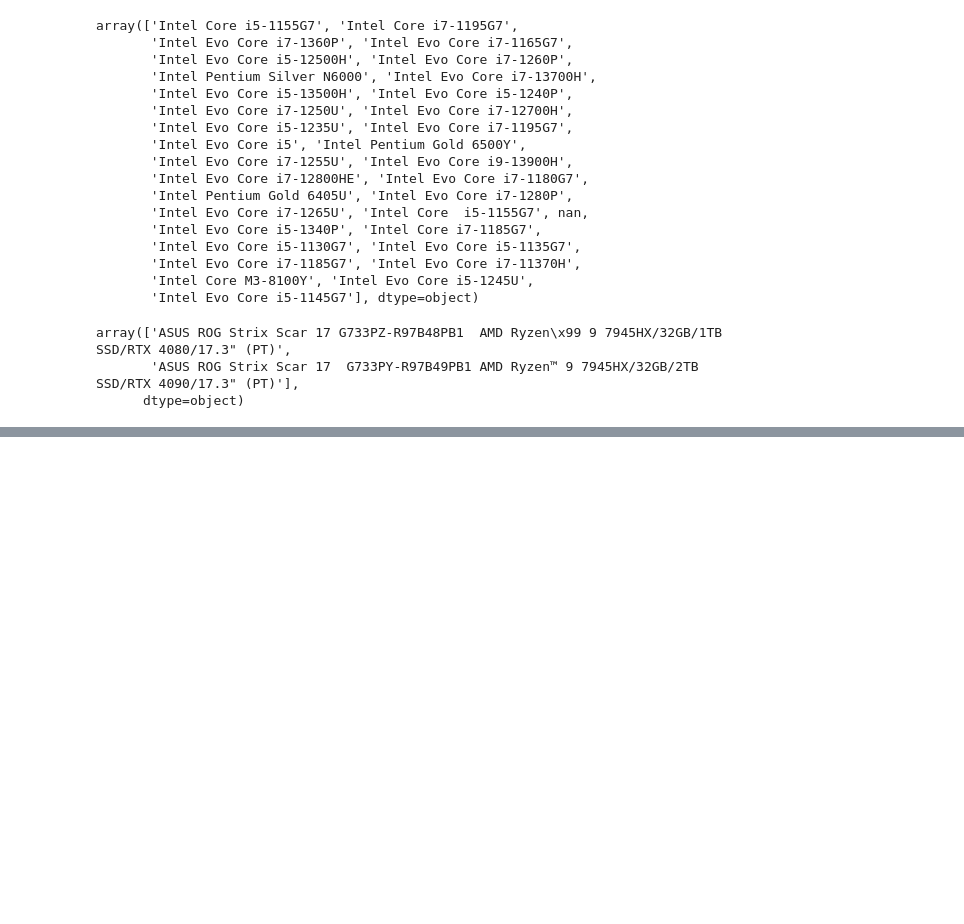
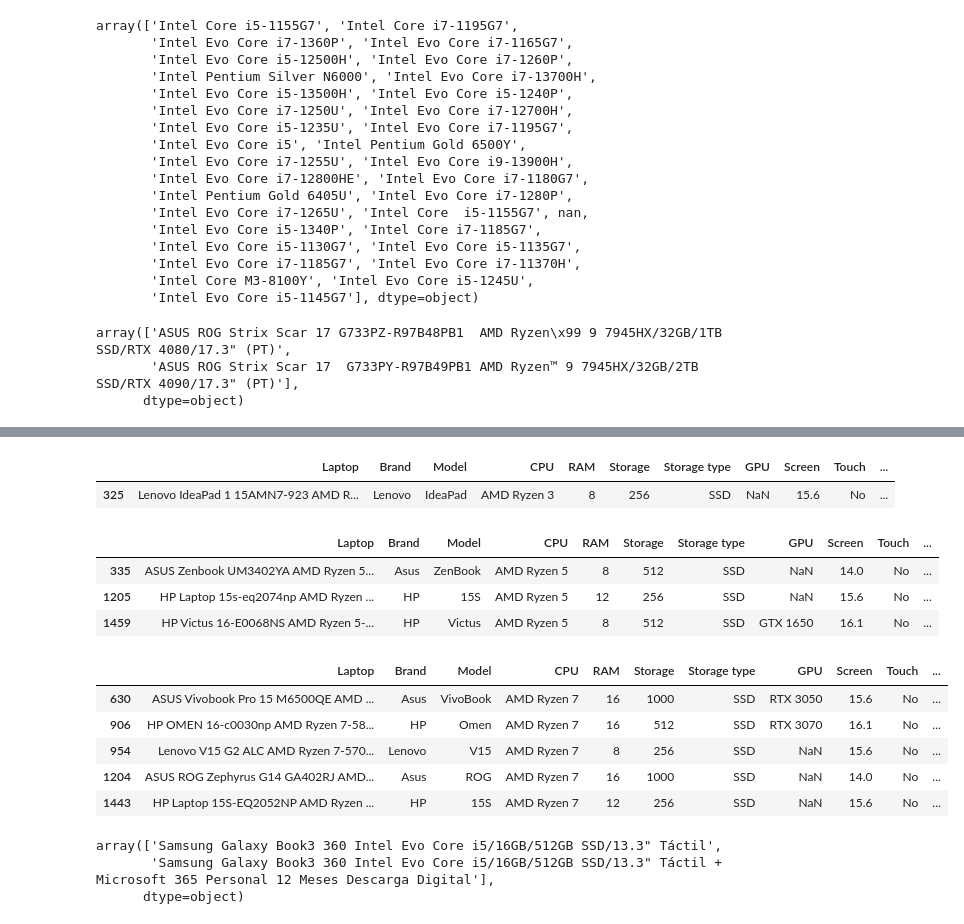
Before and after one commit to f2rra/lappick-ml, a Jupyter notebook: notebooks/exploratory-data-analysis.ipynb, the cells around one changed output, grey strips where cells are left out. Cells and saved outputs as stored; diff of their text form; code cells hidden in the pictures; blank space fills up the shorter version.

```diff
--- a/notebooks/exploratory-data-analysis.ipynb
+++ b/notebooks/exploratory-data-analysis.ipynb
@@ -542,0 +741,25 @@ result.loc[result['CPU'].isna(), 'CPU'] = ['AMD Ryzen 9 7945HX', 'AMD Ryzen 9 79
+# %%
+result[result['CPU']=='AMD Ryzen 3']
+# %% [output]
+|  | Laptop | Brand | Model | CPU | RAM | Storage | Storage type | GPU | Screen | Touch | ... |
+| 325 | Lenovo IdeaPad 1 15AMN7-923 AMD R... | Lenovo | IdeaPad | AMD Ryzen 3 | 8 | 256 | SSD | NaN | 15.6 | No | ... |
+# %%
+result.loc[result['CPU']=='AMD Ryzen 3', 'CPU'] = 'AMD Ryzen 3 7320U'
+# %%
+result[result['CPU']=='AMD Ryzen 5']
+# %% [output]
+|  | Laptop | Brand | Model | CPU | RAM | Storage | Storage type | GPU | Screen | Touch | ... |
+| 335 | ASUS Zenbook UM3402YA AMD Ryzen 5... | Asus | ZenBook | AMD Ryzen 5 | 8 | 512 | SSD | NaN | 14.0 | No | ... |
+| 1205 | HP Laptop 15s-eq2074np AMD Ryzen ... | HP | 15S | AMD Ryzen 5 | 12 | 256 | SSD | NaN | 15.6 | No | ... |
+| 1459 | HP Victus 16-E0068NS AMD Ryzen 5-... | HP | Victus | AMD Ryzen 5 | 8 | 512 | SSD | GTX 1650 | 16.1 | No | ... |
+# %%
+result.loc[result['CPU']=='AMD Ryzen 5', 'CPU'] = ['AMD Ryzen 5 5625U', 'AMD Ryzen 5 5500U', 'AMD Ryzen 5 5600H']
+# %%
+result[result['CPU']=='AMD Ryzen 7']
+# %% [output]
+|  | Laptop | Brand | Model | CPU | RAM | Storage | Storage type | GPU | Screen | Touch | ... |
+| 630 | ASUS Vivobook Pro 15 M6500QE AMD ... | Asus | VivoBook | AMD Ryzen 7 | 16 | 1000 | SSD | RTX 3050 | 15.6 | No | ... |
+| 906 | HP OMEN 16-c0030np AMD Ryzen 7-58... | HP | Omen | AMD Ryzen 7 | 16 | 512 | SSD | RTX 3070 | 16.1 | No | ... |
+| 954 | Lenovo V15 G2 ALC AMD Ryzen 7-570... | Lenovo | V15 | AMD Ryzen 7 | 8 | 256 | SSD | NaN | 15.6 | No | ... |
+| 1204 | ASUS ROG Zephyrus G14 GA402RJ AMD... | Asus | ROG | AMD Ryzen 7 | 16 | 1000 | SSD | NaN | 14.0 | No | ... |
+| 1443 | HP Laptop 15S-EQ2052NP AMD Ryzen ... | HP | 15S | AMD Ryzen 7 | 12 | 256 | SSD | NaN | 15.6 | No | ... |
@@ -542,0 +768,6 @@ result.loc[result['CPU'].isna(), 'CPU'] = ['AMD Ryzen 9 7945HX', 'AMD Ryzen 9 79
+# %%
+result[result['CPU']=='Intel Evo Core i5'].Laptop.unique()
+# %% [output]
+array(['Samsung Galaxy Book3 360 Intel Evo Core i5/16GB/512GB SSD/13.3" Táctil',
+       'Samsung Galaxy Book3 360 Intel Evo Core i5/16GB/512GB SSD/13.3" Táctil + Microsoft 365 Personal 12 Meses Descarga Digital'],
+      dtype=object)
```
Also changed, not shown: parts of 20 cells of this notebook.
